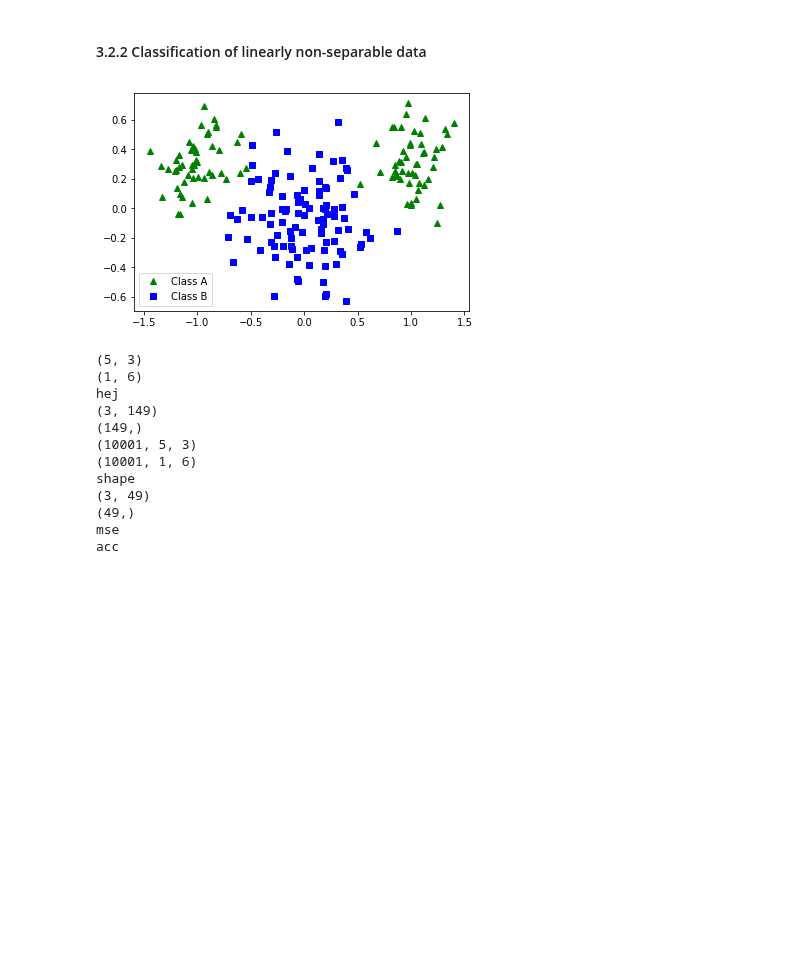
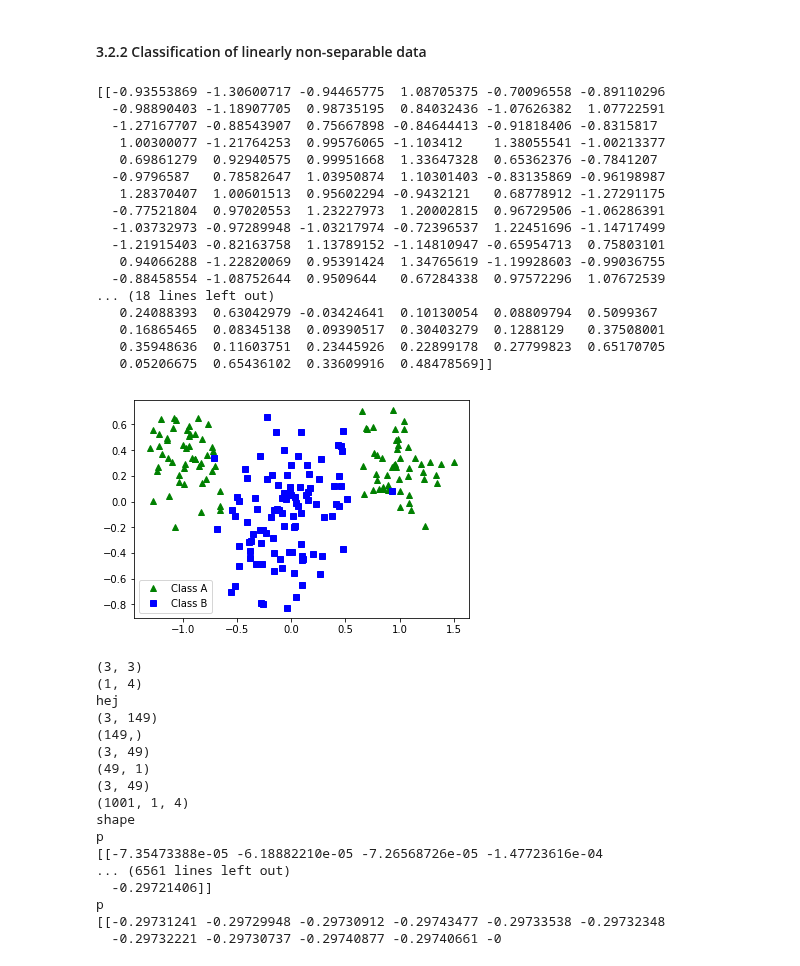
Before and after one commit to smallgreycreatures/DD2437, a Jupyter notebook: lab1/DD2437_Assignment1_MLP-3-2-2.ipynb, the cells around one changed output. Cells and saved outputs as stored; diff of their text form; code cells hidden in the pictures; blank space fills up the shorter version.

```diff
--- a/lab1/DD2437_Assignment1_MLP-3-2-2.ipynb
+++ b/lab1/DD2437_Assignment1_MLP-3-2-2.ipynb
@@ -20,10 +20,14 @@ def generateSubsets(n,scenario,shuffle=1, verbose=1, pattern=1):
     class_B[1]= np.random.randn(1,int(n))*sigma_B +mu_B[1]
 
     if shuffle:
+        i = np.arange(class_A.shape[1])
+        np.random.shuffle(i)
+        class_A=class_A[:,i]
+        #print(class_A)
         patterns=np.concatenate((class_A,class_B),axis=1)
         patterns = np.concatenate((patterns,np.ones((1,patterns.shape[1]))))
         targets=np.concatenate((np.ones(n),-np.ones(n)))
-
+        #print(patterns)
         if scenario == 0:
             patterns = patterns
             targets = targets
@@ -154,55 +158,85 @@ nData = 100
 #n_in =
 n_out = 1
 nPerceptron = 3
 scale = 1e-2
-hidden_perceptrons = 5
-epochs = 10000
+hidden_perceptrons = 3
+epochs = 1000
 
 #W,V = weights_init_MLP(n_out,n_in,scale,nPerceptron)
 X,T,val_X,val_T = generateSubsets(nData,1,verbose=1)
 W = scale*np.random.randn(hidden_perceptrons,np.shape(X)[0])
 V = scale*np.random.randn(n_out,hidden_perceptrons+1)
 print(W.shape)
 print(V.shape)
 print("hej")
 print(X.shape)
 print(T.shape)
-
-
+val_T = val_T.reshape(val_T.shape[0],1)
+print(val_X.shape)
+print(val_T.shape)
+#val_T = -val_T
 
 W_train,V_train,mse,acc = backprop(eta,X,T,W,V,hidden_perceptrons,epochs)
 mse_val = []
 acc_val = []
 W_train = np.array(W_train)
 V_train = np.array(V_train)
-print(W_train.shape)
+print(val_X.shape)
 print(V_train.shape)
 print("shape")
-print(val_X.shape)
-print(val_T.shape)
-for i in range(1,W_train.shape[0]):
+#print(val_X.shape)
+#print(val_T.shape)
+#print(val_T)
+
+for i in range(epochs):
     p = predict(val_X,W_train[i,:,:],V_train[i,:,:])
+    print("p")
+    print(p)
     mse_val.append(error_mse(val_T,p))
     acc_val.append(accuracy(val_T,p))
 
 print("mse")
 #print(mse_val)
-print("acc")
+#print("acc")
 #print(acc)
+#print(X)
+#print(val_X)
 # %% [output]
+[[-0.93553869 -1.30600717 -0.94465775  1.08705375 -0.70096558 -0.89110296
+  -0.98890403 -1.18907705  0.98735195  0.84032436 -1.07626382  1.07722591
+  -1.27167707 -0.88543907  0.75667898 -0.84644413 -0.91818406 -0.8315817
+   1.00300077 -1.21764253  0.99576065 -1.103412    1.38055541 -1.00213377
+   0.69861279  0.92940575  0.99951668  1.33647328  0.65362376 -0.7841207
+  -0.9796587   0.78582647  1.03950874  1.10301403 -0.83135869 -0.96198987
+   1.28370407  1.00601513  0.95602294 -0.9432121   0.68778912 -1.27291175
+  -0.77521804  0.97020553  1.23227973  1.20002815  0.96729506 -1.06286391
+  -1.03732973 -0.97289948 -1.03217974 -0.72396537  1.22451696 -1.14717499
+  -1.21915403 -0.82163758  1.13789152 -1.14810947 -0.65954713  0.75803101
+   0.94066288 -1.22820069  0.95391424  1.34765619 -1.19928603 -0.99036755
+  -0.88458554 -1.08752644  0.9509644   0.67284338  0.97572296  1.07672539
+... (18 lines left out)
+   0.24088393  0.63042979 -0.03424641  0.10130054  0.08809794  0.5099367
+   0.16865465  0.08345138  0.09390517  0.30403279  0.1288129   0.37508001
+   0.35948636  0.11603751  0.23445926  0.22899178  0.27799823  0.65170705
+   0.05206675  0.65436102  0.33609916  0.48478569]]
-[figure, old version]
+[figure, new version]
-(5, 3)
-(1, 6)
-hej
-(3, 149)
-(149,)
-(10001, 5, 3)
-(10001, 1, 6)
-shape
-(3, 49)
-(49,)
-mse
-acc
+(3, 3)
+(1, 4)
+hej
+(3, 149)
+(149,)
+(3, 49)
+(49, 1)
+(3, 49)
+(1001, 1, 4)
+shape
+p
+[[-7.35473388e-05 -6.18882210e-05 -7.26568726e-05 -1.47723616e-04
+... (6561 lines left out)
+  -0.29721406]]
+p
+[[-0.29731241 -0.29729948 -0.29730912 -0.29743477 -0.29733538 -0.29732348
+  -0.29732221 -0.29730737 -0.29740877 -0.29740661 -0
 # %%
 plt_mse, = plt.plot(np.linspace(0,epochs,epochs),mse,'r', label='MSE')
 plt_mse_val, = plt.plot(np.linspace(0,epochs,epochs),mse_val,'b', label='validation MSE')
```
Also changed, not shown: parts of 3 cells of this notebook.
